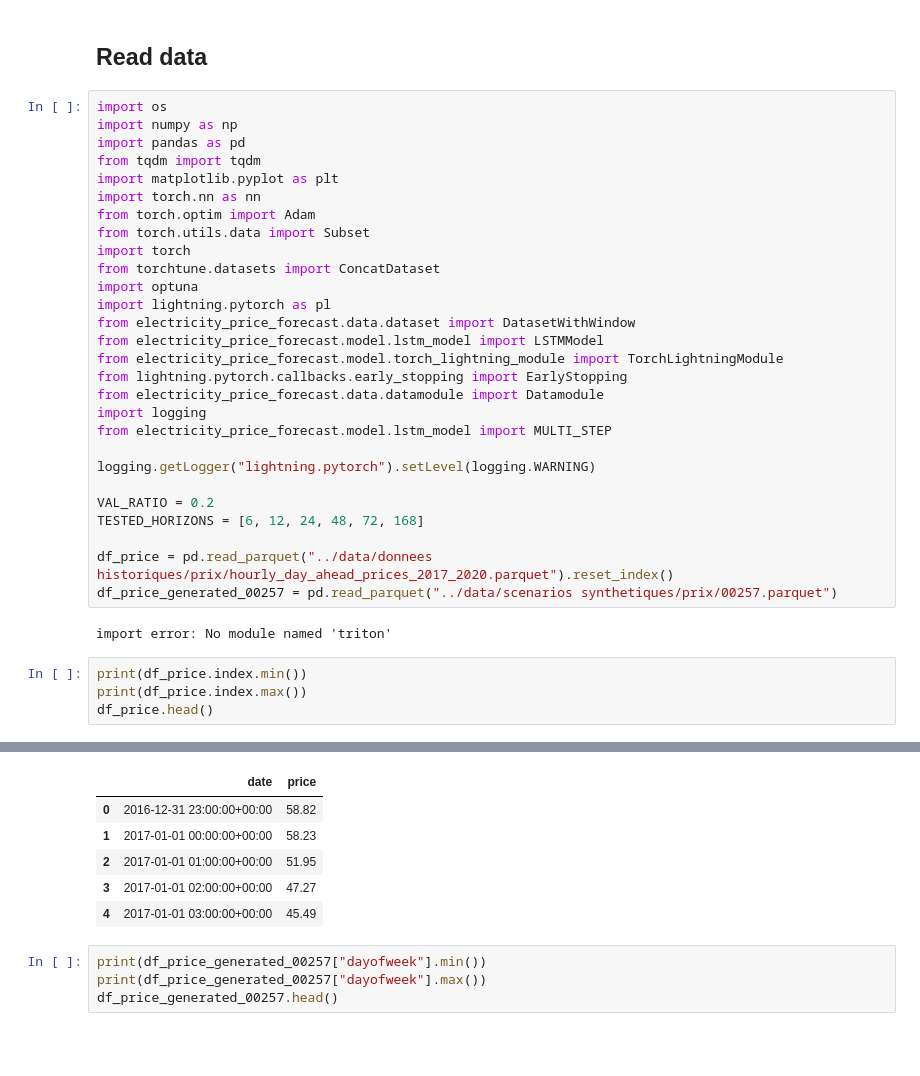
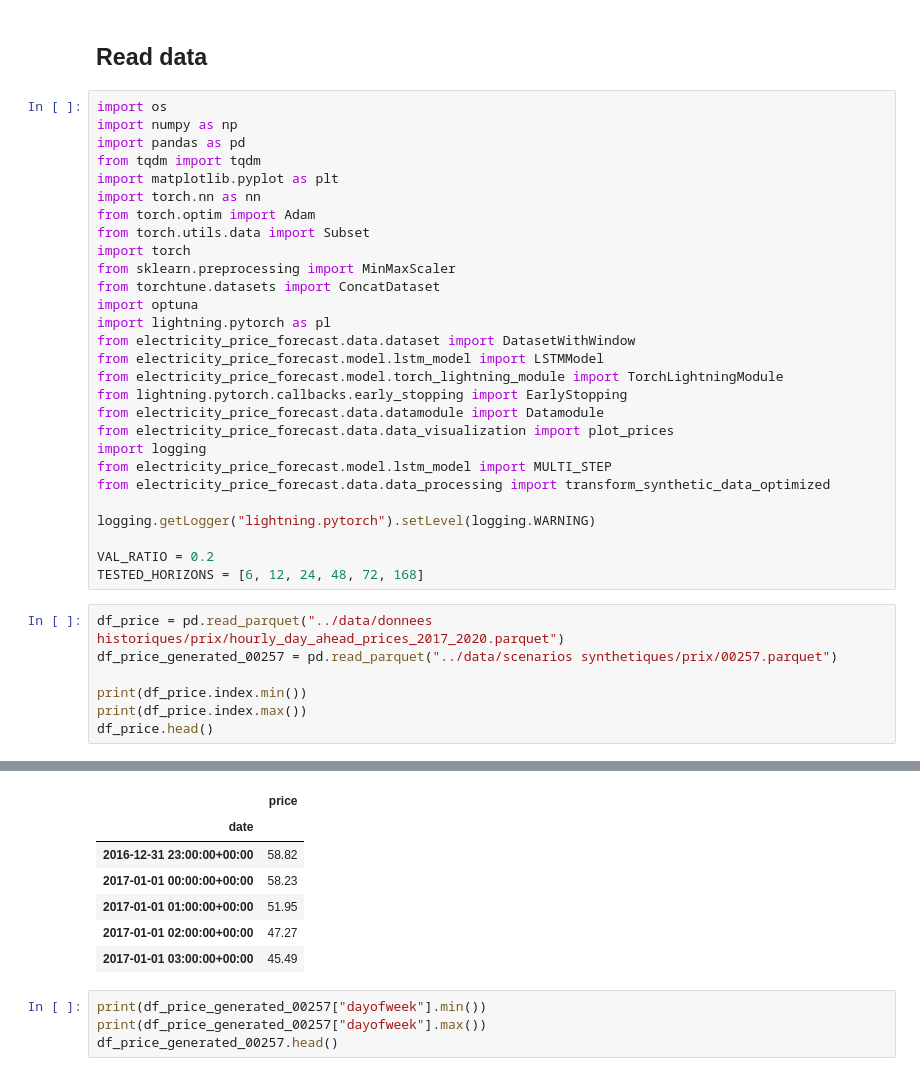
Before and after one commit to RobinMeneust/air_liquide_ai_challenge, a Jupyter notebook: notebooks/lstm.ipynb, the cells around one changed output, grey strips where cells are left out. Saved outputs shown, nothing was run; the diff lists cells and outputs as text; blank space fills up the shorter version.

```diff
--- a/notebooks/lstm.ipynb
+++ b/notebooks/lstm.ipynb
@@ -12,6 +12,7 @@ import torch.nn as nn
 from torch.optim import Adam
 from torch.utils.data import Subset
 import torch
+from sklearn.preprocessing import MinMaxScaler
 from torchtune.datasets import ConcatDataset
 import optuna
 import lightning.pytorch as pl
@@ -20,19 +21,19 @@ from electricity_price_forecast.model.lstm_model import LSTMModel
 from electricity_price_forecast.model.torch_lightning_module import TorchLightningModule
 from lightning.pytorch.callbacks.early_stopping import EarlyStopping
 from electricity_price_forecast.data.datamodule import Datamodule
+from electricity_price_forecast.data.data_visualization import plot_prices
 import logging
 from electricity_price_forecast.model.lstm_model import MULTI_STEP
+from electricity_price_forecast.data.data_processing import transform_synthetic_data_optimized
 
 logging.getLogger("lightning.pytorch").setLevel(logging.WARNING)
 
 VAL_RATIO = 0.2
 TESTED_HORIZONS = [6, 12, 24, 48, 72, 168]
-
-df_price = pd.read_parquet("../data/donnees historiques/prix/hourly_day_ahead_prices_2017_2020.parquet").reset_index()
-df_price_generated_00257 = pd.read_parquet("../data/scenarios synthetiques/prix/00257.parquet")
-# %% [output]
-import error: No module named 'triton'
 # %%
+df_price = pd.read_parquet("../data/donnees historiques/prix/hourly_day_ahead_prices_2017_2020.parquet")
+df_price_generated_00257 = pd.read_parquet("../data/scenarios synthetiques/prix/00257.parquet")
+
 print(df_price.index.min())
 print(df_price.index.max())
 df_price.head()
@@ -42,9 +43,10 @@ df_price.head()
-|  | date | price |
-| 0 | 2016-12-31 23:00:00+00:00 | 58.82 |
-| 1 | 2017-01-01 00:00:00+00:00 | 58.23 |
-| 2 | 2017-01-01 01:00:00+00:00 | 51.95 |
-| 3 | 2017-01-01 02:00:00+00:00 | 47.27 |
-| 4 | 2017-01-01 03:00:00+00:00 | 45.49 |
+|  | price |
+| date |  |
+| 2016-12-31 23:00:00+00:00 | 58.82 |
+| 2017-01-01 00:00:00+00:00 | 58.23 |
+| 2017-01-01 01:00:00+00:00 | 51.95 |
+| 2017-01-01 02:00:00+00:00 | 47.27 |
+| 2017-01-01 03:00:00+00:00 | 45.49 |
 # %%
 print(df_price_generated_00257["dayofweek"].min())
 print(df_price_generated_00257["dayofweek"].max())
```
Also changed, not shown: parts of 27 cells of this notebook, 5 other files.
